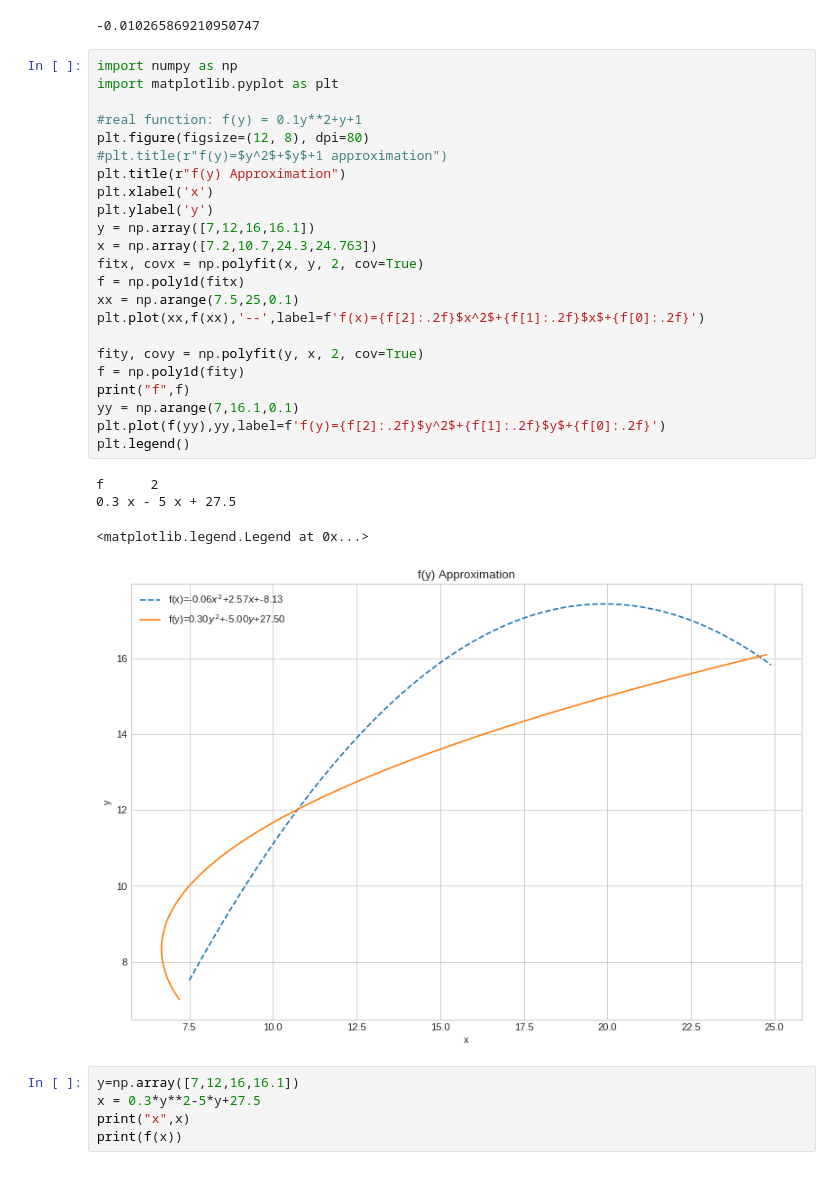
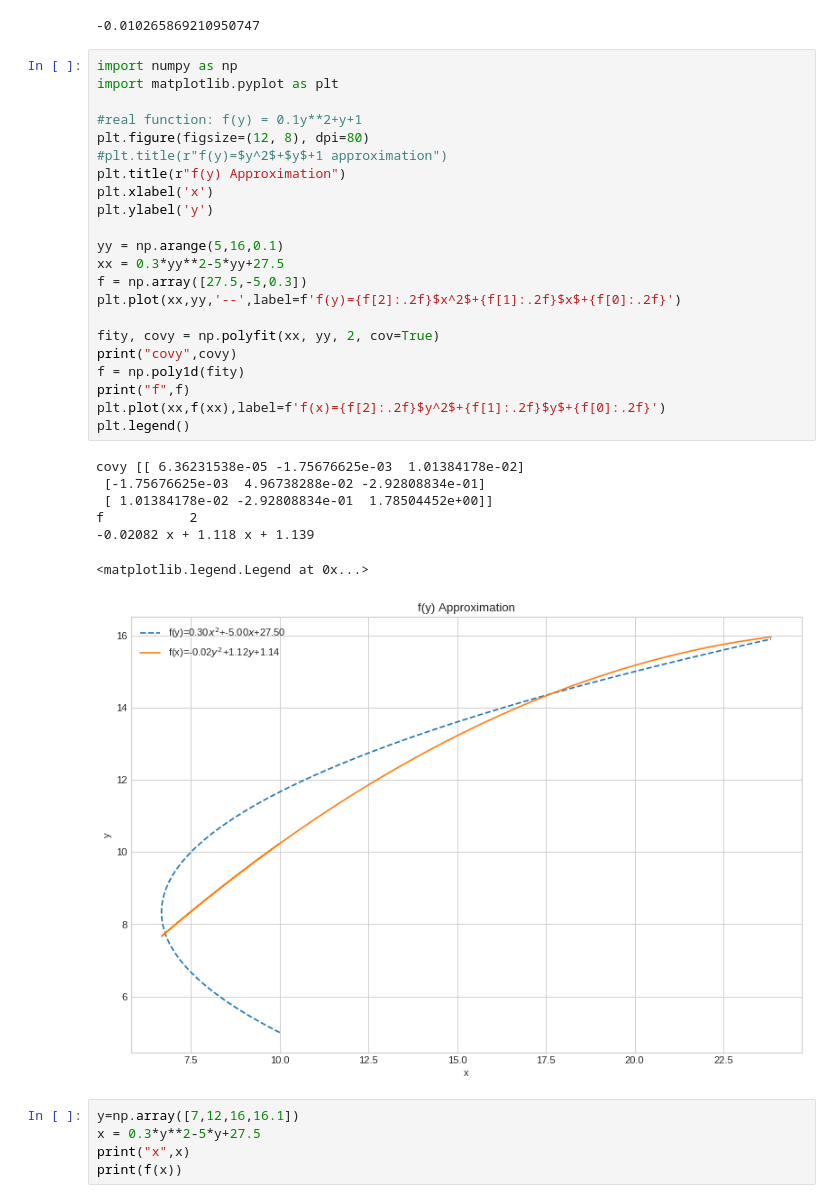
Before and after one commit to kfir1989/RadarLocalization, a Jupyter notebook: Paper.ipynb, the cells around one changed output. Saved outputs shown, nothing was run; the diff lists cells and outputs as text.

```diff
--- a/Paper.ipynb
+++ b/Paper.ipynb
@@ -427,31 +405,33 @@ res[1][0]["f"].c[0]
 # %%
 import numpy as np
 import matplotlib.pyplot as plt
 
 #real function: f(y) = 0.1y**2+y+1
 plt.figure(figsize=(12, 8), dpi=80)
 #plt.title(r"f(y)=$y^2$+$y$+1 approximation")
 plt.title(r"f(y) Approximation")
 plt.xlabel('x')
 plt.ylabel('y')
-y = np.array([7,12,16,16.1])
-x = np.array([7.2,10.7,24.3,24.763])
-fitx, covx = np.polyfit(x, y, 2, cov=True)
-f = np.poly1d(fitx)
-xx = np.arange(7.5,25,0.1)
-plt.plot(xx,f(xx),'--',label=f'f(x)={f[2]:.2f}$x^2$+{f[1]:.2f}$x$+{f[0]:.2f}')
 
-fity, covy = np.polyfit(y, x, 2, cov=True)
+yy = np.arange(5,16,0.1)
+xx = 0.3*yy**2-5*yy+27.5
+f = np.array([27.5,-5,0.3])
+plt.plot(xx,yy,'--',label=f'f(y)={f[2]:.2f}$x^2$+{f[1]:.2f}$x$+{f[0]:.2f}')
+
+fity, covy = np.polyfit(xx, yy, 2, cov=True)
+print("covy",covy)
 f = np.poly1d(fity)
 print("f",f)
-yy = np.arange(7,16.1,0.1)
-plt.plot(f(yy),yy,label=f'f(y)={f[2]:.2f}$y^2$+{f[1]:.2f}$y$+{f[0]:.2f}')
+plt.plot(xx,f(xx),label=f'f(x)={f[2]:.2f}$y^2$+{f[1]:.2f}$y$+{f[0]:.2f}')
 plt.legend()
 # %% [output]
-f      2
-0.3 x - 5 x + 27.5
+covy [[ 6.36231538e-05 -1.75676625e-03  1.01384178e-02]
+ [-1.75676625e-03  4.96738288e-02 -2.92808834e-01]
+ [ 1.01384178e-02 -2.92808834e-01  1.78504452e+00]]
+f           2
+-0.02082 x + 1.118 x + 1.139
 <matplotlib.legend.Legend at 0x...>
-[figure, old version]
+[figure, new version]
 # %%
 y=np.array([7,12,16,16.1])
 x = 0.3*y**2-5*y+27.5
```
Also changed, not shown: parts of 3 cells of this notebook, 4 other files.
